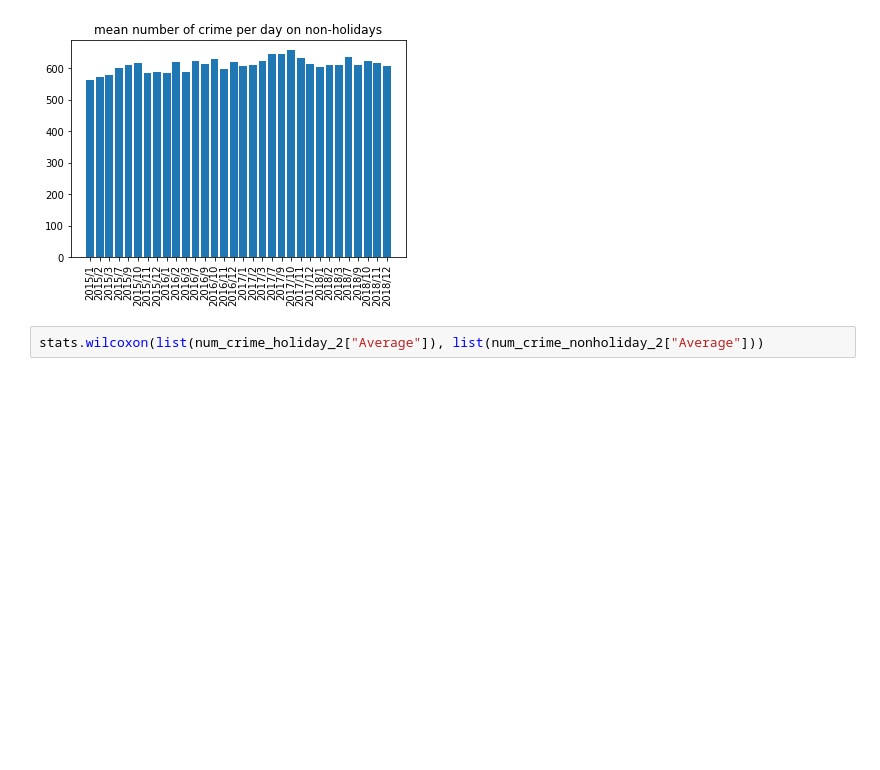
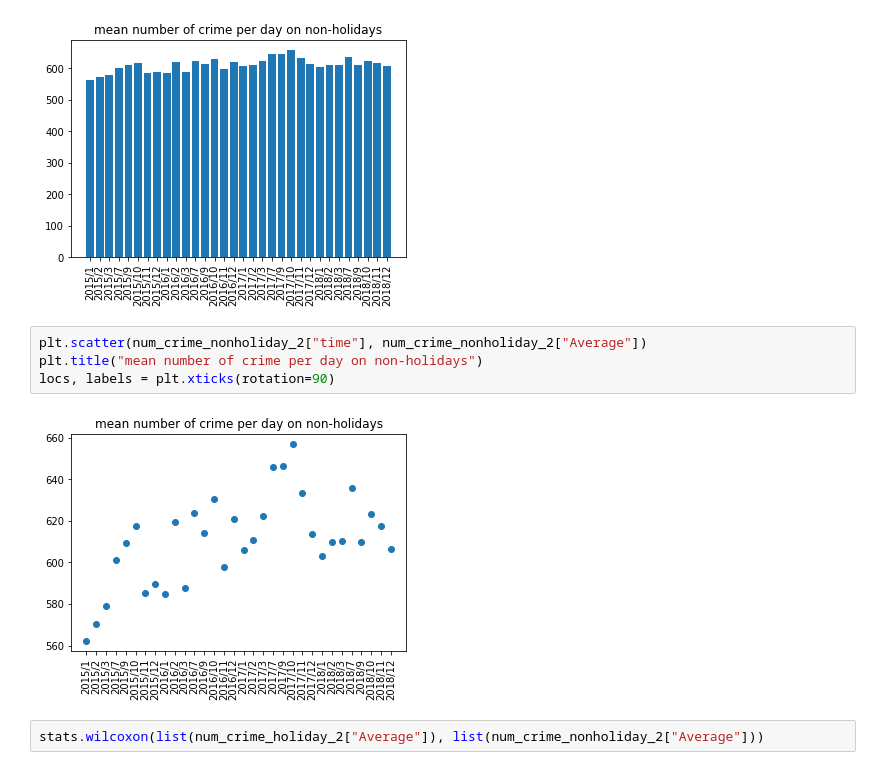
Before and after one commit to r3qin/COGS108Final, a Jupyter notebook: final.ipynb, the cells around one changed output. Cells and saved outputs as stored; diff of their text form; blank space fills up the shorter version.

```diff
--- a/final.ipynb
+++ b/final.ipynb
@@ -158,6 +166,12 @@ plt.title("mean number of crime per day on non-holidays")
 locs, labels = plt.xticks(rotation=90)
 # %% [output]
 [figure]
+# %%
+plt.scatter(num_crime_nonholiday_2["time"], num_crime_nonholiday_2["Average"])
+plt.title("mean number of crime per day on non-holidays")
+locs, labels = plt.xticks(rotation=90)
+# %% [output]
+[figure, added]
 # %%
 stats.wilcoxon(list(num_crime_holiday_2["Average"]), list(num_crime_nonholiday_2["Average"]))
 # %% [output]
```
Also changed, not shown: parts of 11 cells of this notebook.
